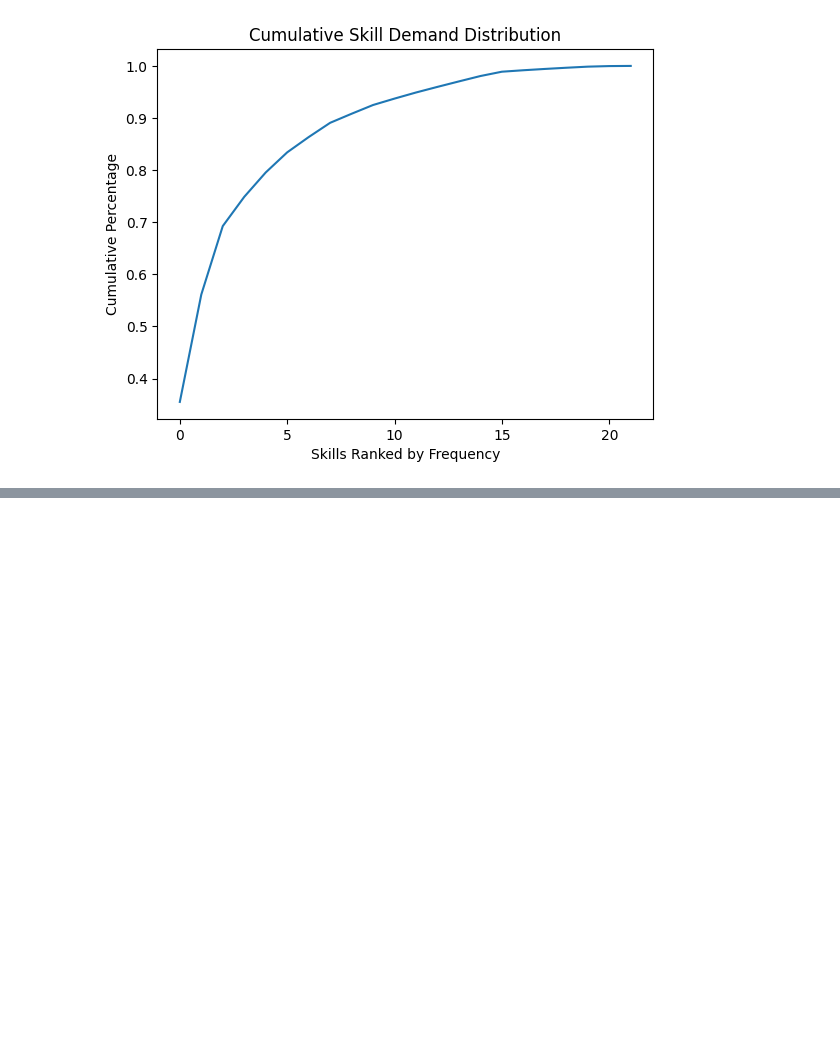
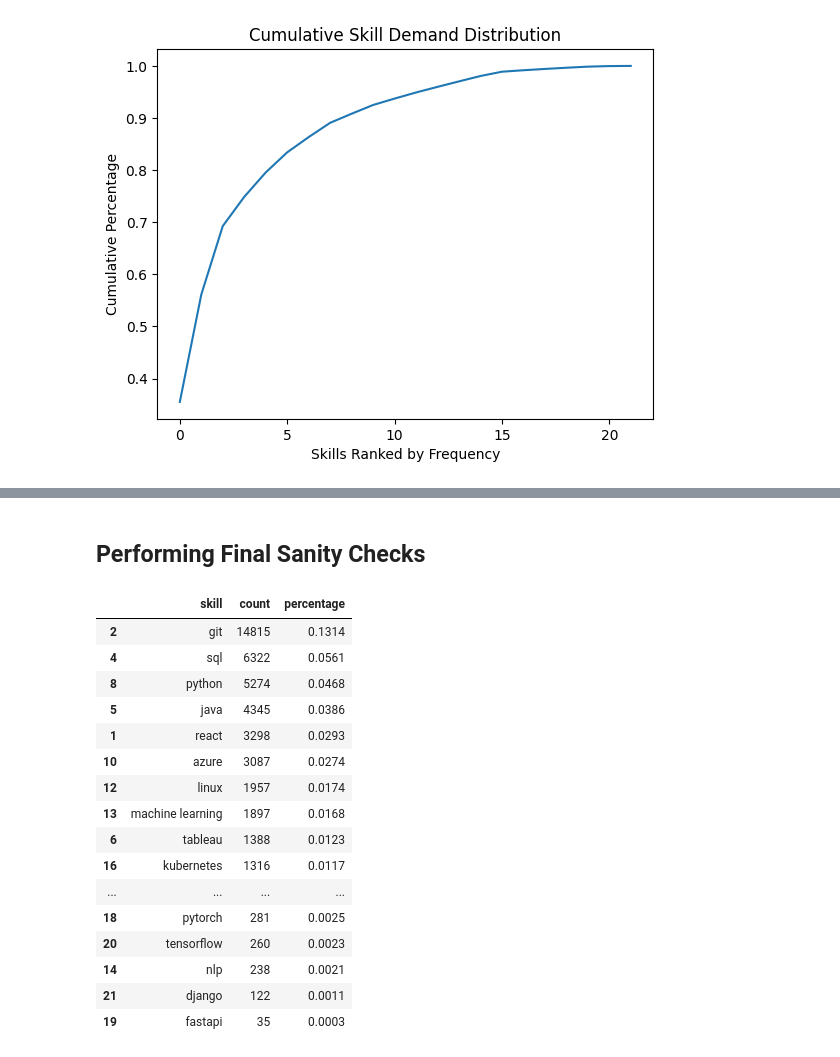
Before and after one commit to sufyan14/job-market-intelligence-system, a Jupyter notebook: notebooks/02_text_processing_and_nlp.ipynb, the cells around one changed output, grey strips where cells are left out. Drawn from its saved outputs; the diff is of its cells as text; code cells hidden in the pictures; blank space fills up the shorter version.

```diff
--- a/notebooks/02_text_processing.ipynb
+++ b/notebooks/02_text_processing_and_nlp.ipynb
@@ -683,0 +776,22 @@ plt.show()
+# %% [markdown]
+## Performing Final Sanity Checks
+# %%
+skill_freq_df.head(20)
+# %% [output]
+|  | skill | count | percentage |
+| 2 | git | 14815 | 0.1314 |
+| 4 | sql | 6322 | 0.0561 |
+| 8 | python | 5274 | 0.0468 |
+| 5 | java | 4345 | 0.0386 |
+| 1 | react | 3298 | 0.0293 |
+| 10 | azure | 3087 | 0.0274 |
+| 12 | linux | 1957 | 0.0174 |
+| 13 | machine learning | 1897 | 0.0168 |
+| 6 | tableau | 1388 | 0.0123 |
+| 16 | kubernetes | 1316 | 0.0117 |
+| ... | ... | ... | ... |
+| 18 | pytorch | 281 | 0.0025 |
+| 20 | tensorflow | 260 | 0.0023 |
+| 14 | nlp | 238 | 0.0021 |
+| 21 | django | 122 | 0.0011 |
+| 19 | fastapi | 35 | 0.0003 |
```
Also changed, not shown: parts of 32 cells of this notebook, 3 other files.
